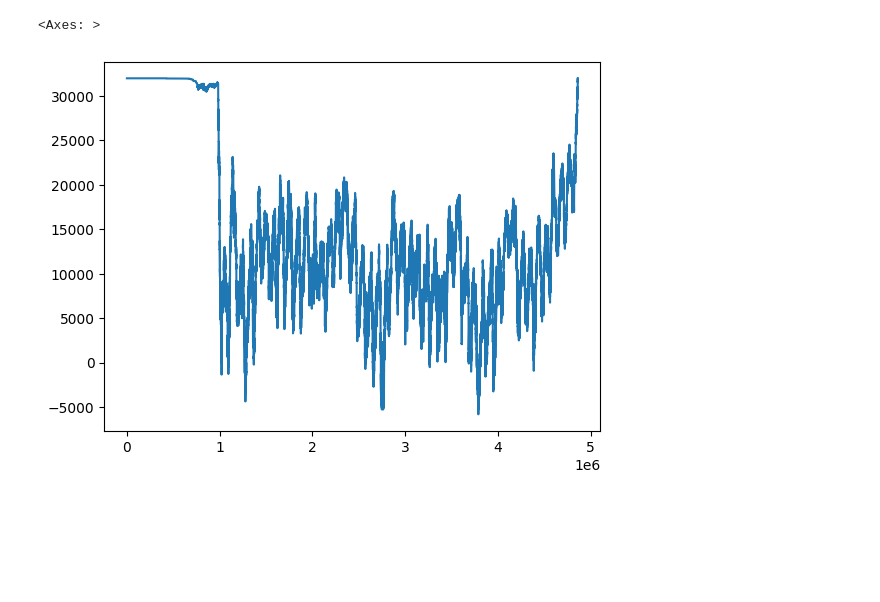
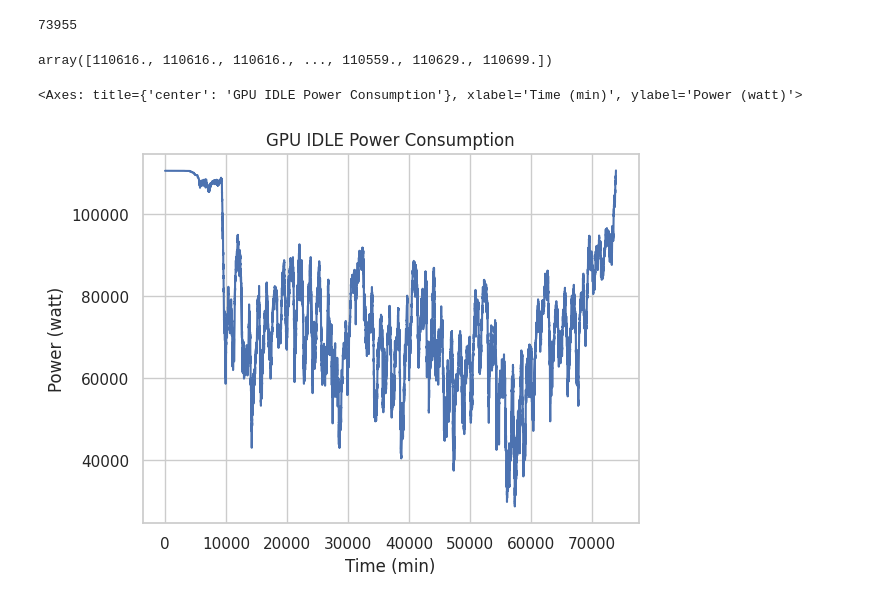
Before and after one commit to aigic8/data-center, a Jupyter notebook: demand/data_demand/src/003_calc_gpu_idle_power.ipynb, the cells around one changed output. Cells and saved outputs as stored; diff of their text form; code cells hidden in the pictures; blank space fills up the shorter version.

```diff
--- a/demand/data_demand/src/003_calc_gpu_idle_power.ipynb
+++ b/demand/data_demand/src/003_calc_gpu_idle_power.ipynb
@@ -18,6 +18,3 @@ shape: (5, 9)
 | "b37cd5d848323f23352464f71d3c27… | "5248e29b2b7f2b5f8b974608" | 3084090 | 3084411 | 150.497242 | 50.949074 | "MISC" | 8 | 96 |
 | "8a3db37b3795c7c753963d0ef966df… | "5248e29b2b7f2b5f8b974608" | 2119980 | 2134354 | null | null | "MISC" | 8 | 96 |
 | "f114ac24745ec00da7107387afc99e… | "5248e29b2b7f2b5f8b974608" | 2164803 | 2171278 | null | null | "MISC" | 8 | 96 |
-# %%
-df = reset_start_to_zero(df, ["start_time", "end_time"])
-df.sort("start_time").head()
@@ -82,0 +33,3 @@ array([31980., 31980., 31980., ..., 31965., 31965., 31965.])
+# %%
+df_gpus = reset_start_to_zero(df_gpus, cols=['start_time', 'end_time'])
+df.sort("start_time").head()
@@ -82,0 +45,3 @@ array([31980., 31980., 31980., ..., 31965., 31965., 31965.])
+# %%
+df_gpus = add_min_cols(df_gpus, cols=["start_time", "end_time"])
+df_gpus
@@ -83,6 +63,31 @@ array([31980., 31980., 31980., ..., 31965., 31965., 31965.])
+# %%
+df_gpus['end_time_min'].max()
+# %% [output]
+73955
+# %%
+end_time: int = df_gpus["end_time_min"].max()
+
+idle_usage = np.zeros(end_time)
+machines_list = df_gpus["machine"].unique().to_numpy()
+for machine in machines_list:
+    tasks = df_gpus.filter(df_gpus["machine"] == machine)
+    idle_power = gpus_dict[tasks["gpu_type"][0]].idle_power
+    idle_usage += tasks["cap_gpu"][0] * idle_power
+    for start, end, gpu in tasks[
+        ["start_time_min", "end_time_min", "machine_gpu"]
+    ].iter_rows():
+        idle_usage[start:end] -= round(gpu / 100.0) * idle_power
+
+idle_usage
+# %% [output]
+array([110616., 110616., 110616., ..., 110559., 110629., 110699.])
 # %%
 time = np.arange(len(idle_usage))
+sns.set_theme(style='whitegrid')
+plt.title("GPU IDLE Power Consumption")
+plt.xlabel("Time (min)")
+plt.ylabel("Power (watt)")
 sns.lineplot(x=time, y=idle_usage)
 # %% [output]
-<Axes: >
+<Axes: title={'center': 'GPU IDLE Power Consumption'}, xlabel='Time (min)', ylabel='Power (watt)'>
-[figure, old version]
+[figure, new version]
```
Also changed, not shown: parts of 10 cells of this notebook, 30 other files.
